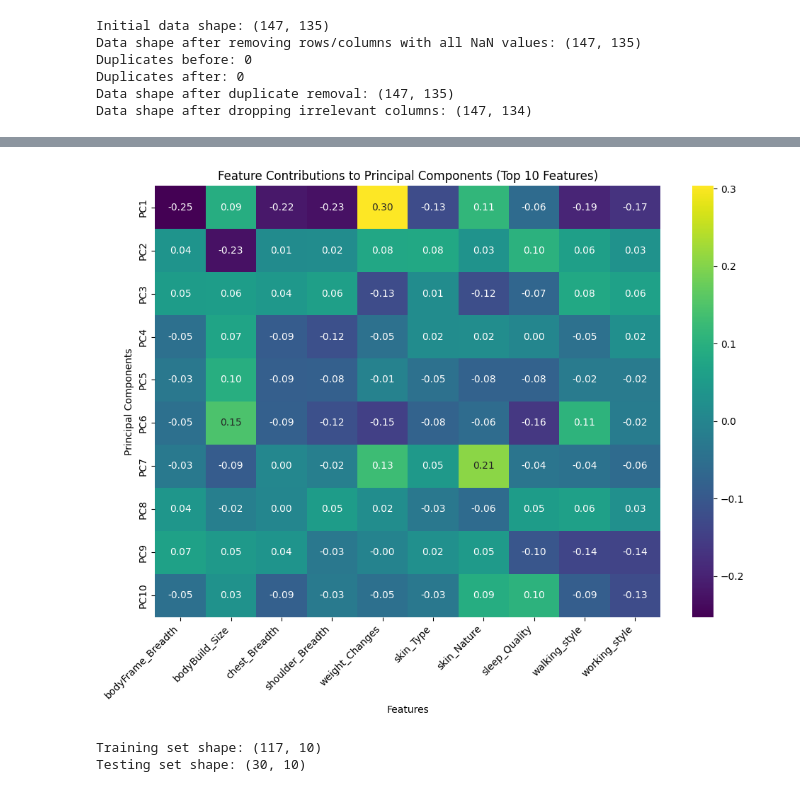
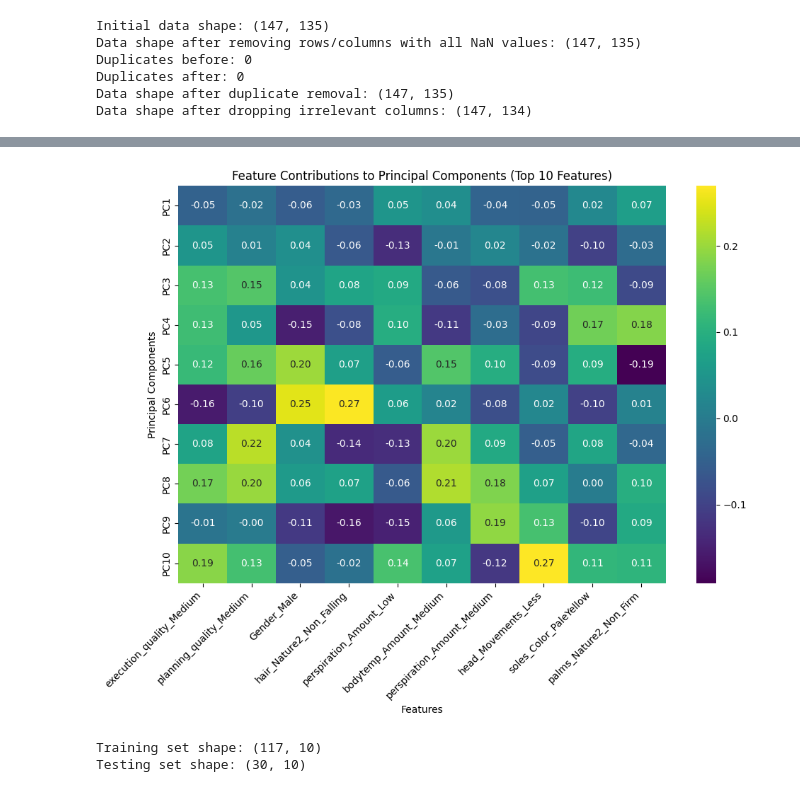
Before and after one commit to Sachinthana-Pathiranage/Sri-Ayu-Ayurvedic-Care, a Jupyter notebook: Notebooks/Kavindi's Notebooks/Feature_Engineering.ipynb, the cells around one changed output, grey strips where cells are left out. Cells and saved outputs as stored; diff of their text form; code cells hidden in the pictures.

```diff
--- a/Notebooks/Kavindi's Notebooks/Feature_Engineering.ipynb
+++ b/Notebooks/Kavindi's Notebooks/Feature_Engineering.ipynb
@@ -364,19 +353,23 @@ plt.show()
 # %%
 # Heatmap for top 10 features
 # Step 3: Plot the heatmap for the selected features
+top_10_features = contributions.abs().sum().nlargest(10).index
+filtered_contributions = contributions[top_10_features]
+
 plt.figure(figsize=(10, 8))
+
 sns.heatmap(filtered_contributions, annot=True, fmt=".2f", cmap="viridis", cbar=True)
 plt.title("Feature Contributions to Principal Components (Top 10 Features)")
 plt.ylabel("Principal Components")
 plt.xlabel("Features")
 plt.xticks(rotation=45, ha="right")
 plt.tight_layout()
 
 # Save the plot as an image
 plt.savefig("top_10_feature_contributions_heatmap.png")
 plt.show()
 # %% [output]
-[figure, old version]
+[figure, new version]
 # %%
 # Train-Test Split
 
```
Also changed, not shown: parts of 20 cells of this notebook.
